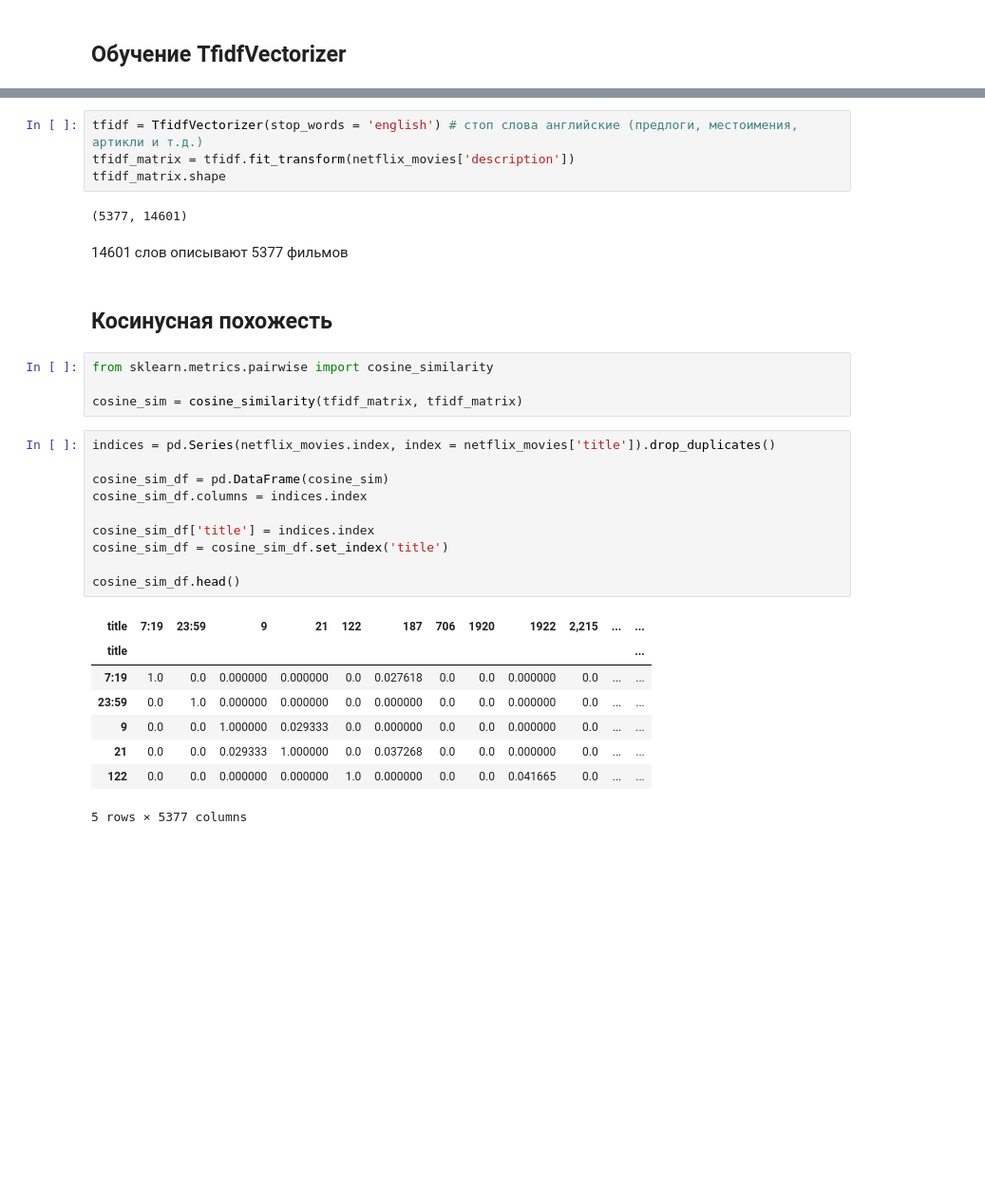
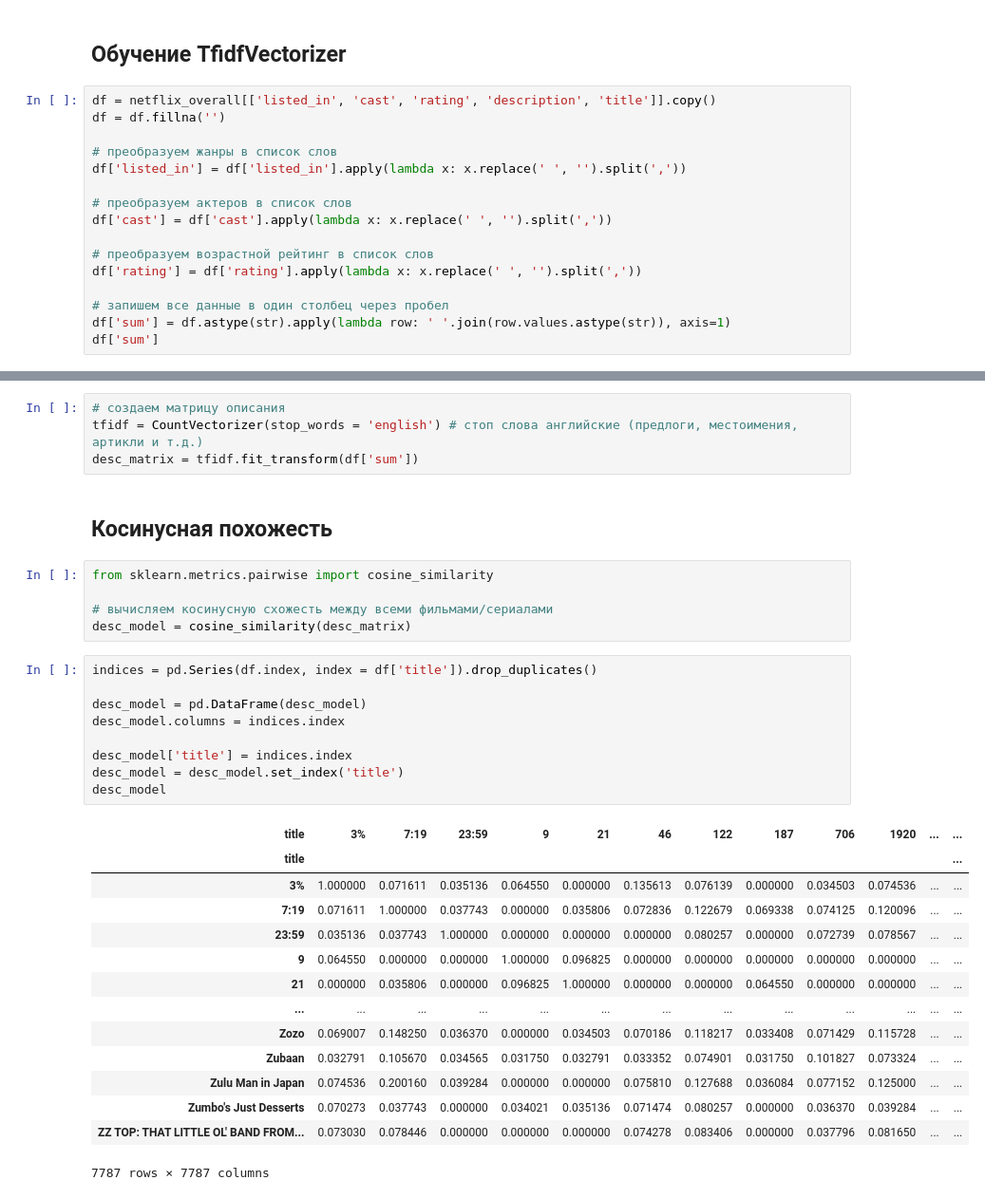
Before and after one commit to AlexaZebra/Coursework, a Jupyter notebook: EDA_Netflix.ipynb, the cells around one changed output, grey strips where cells are left out. Shown at 95% size. Cells and saved outputs as stored; diff of their text form; blank space fills up the shorter version.

```diff
--- a/EDA_Netflix.ipynb
+++ b/EDA_Netflix.ipynb
@@ -739,2 +810,18 @@ netflix_movies['description'].isna().sum()
 # %% [markdown]
 ## Обучение TfidfVectorizer
+# %%
+df = netflix_overall[['listed_in', 'cast', 'rating', 'description', 'title']].copy()
+df = df.fillna('')
+
+# преобразуем жанры в список слов
+df['listed_in'] = df['listed_in'].apply(lambda x: x.replace(' ', '').split(','))
+
+# преобразуем актеров в список слов
+df['cast'] = df['cast'].apply(lambda x: x.replace(' ', '').split(','))
+
+# преобразуем возрастной рейтинг в список слов
+df['rating'] = df['rating'].apply(lambda x: x.replace(' ', '').split(','))
+
+# запишем все данные в один столбец через пробел
+df['sum'] = df.astype(str).apply(lambda row: ' '.join(row.values.astype(str)), axis=1)
+df['sum']
@@ -741,34 +841,36 @@ netflix_movies['description'].isna().sum()
 # %%
-tfidf = TfidfVectorizer(stop_words = 'english') # стоп слова английские (предлоги, местоимения, артикли и т.д.)
-tfidf_matrix = tfidf.fit_transform(netflix_movies['description'])
-tfidf_matrix.shape
+# создаем матрицу описания
+tfidf = CountVectorizer(stop_words = 'english') # стоп слова английские (предлоги, местоимения, артикли и т.д.)
+desc_matrix = tfidf.fit_transform(df['sum'])
-# %% [output]
-(5377, 14601)
-# %% [markdown]
-14601 слов описывают 5377 фильмов
 # %% [markdown]
 ## Косинусная похожесть
 # %%
 from sklearn.metrics.pairwise import cosine_similarity
 
-cosine_sim = cosine_similarity(tfidf_matrix, tfidf_matrix)
+# вычисляем косинусную схожесть между всеми фильмами/сериалами
+desc_model = cosine_similarity(desc_matrix)
 # %%
-indices = pd.Series(netflix_movies.index, index = netflix_movies['title']).drop_duplicates()
+indices = pd.Series(df.index, index = df['title']).drop_duplicates()
 
-cosine_sim_df = pd.DataFrame(cosine_sim)
-cosine_sim_df.columns = indices.index
+desc_model = pd.DataFrame(desc_model)
+desc_model.columns = indices.index
 
-cosine_sim_df['title'] = indices.index
-cosine_sim_df = cosine_sim_df.set_index('title')
-
-cosine_sim_df.head()
+desc_model['title'] = indices.index
+desc_model = desc_model.set_index('title')
+desc_model
 # %% [output]
-| title | 7:19 | 23:59 | 9 | 21 | 122 | 187 | 706 | 1920 | 1922 | 2,215 | ... | ... |
+| title | 3% | 7:19 | 23:59 | 9 | 21 | 46 | 122 | 187 | 706 | 1920 | ... | ... |
 | title |  |  |  |  |  |  |  |  |  |  |  | ... |
-| 7:19 | 1.0 | 0.0 | 0.000000 | 0.000000 | 0.0 | 0.027618 | 0.0 | 0.0 | 0.000000 | 0.0 | ... | ... |
-| 23:59 | 0.0 | 1.0 | 0.000000 | 0.000000 | 0.0 | 0.000000 | 0.0 | 0.0 | 0.000000 | 0.0 | ... | ... |
-| 9 | 0.0 | 0.0 | 1.000000 | 0.029333 | 0.0 | 0.000000 | 0.0 | 0.0 | 0.000000 | 0.0 | ... | ... |
-| 21 | 0.0 | 0.0 | 0.029333 | 1.000000 | 0.0 | 0.037268 | 0.0 | 0.0 | 0.000000 | 0.0 | ... | ... |
-| 122 | 0.0 | 0.0 | 0.000000 | 0.000000 | 1.0 | 0.000000 | 0.0 | 0.0 | 0.041665 | 0.0 | ... | ... |
+| 3% | 1.000000 | 0.071611 | 0.035136 | 0.064550 | 0.000000 | 0.135613 | 0.076139 | 0.000000 | 0.034503 | 0.074536 | ... | ... |
+| 7:19 | 0.071611 | 1.000000 | 0.037743 | 0.000000 | 0.035806 | 0.072836 | 0.122679 | 0.069338 | 0.074125 | 0.120096 | ... | ... |
+| 23:59 | 0.035136 | 0.037743 | 1.000000 | 0.000000 | 0.000000 | 0.000000 | 0.080257 | 0.000000 | 0.072739 | 0.078567 | ... | ... |
+| 9 | 0.064550 | 0.000000 | 0.000000 | 1.000000 | 0.096825 | 0.000000 | 0.000000 | 0.000000 | 0.000000 | 0.000000 | ... | ... |
+| 21 | 0.000000 | 0.035806 | 0.000000 | 0.096825 | 1.000000 | 0.000000 | 0.000000 | 0.064550 | 0.000000 | 0.000000 | ... | ... |
+| ... | ... | ... | ... | ... | ... | ... | ... | ... | ... | ... | ... | ... |
+| Zozo | 0.069007 | 0.148250 | 0.036370 | 0.000000 | 0.034503 | 0.070186 | 0.118217 | 0.033408 | 0.071429 | 0.115728 | ... | ... |
+| Zubaan | 0.032791 | 0.105670 | 0.034565 | 0.031750 | 0.032791 | 0.033352 | 0.074901 | 0.031750 | 0.101827 | 0.073324 | ... | ... |
+| Zulu Man in Japan | 0.074536 | 0.200160 | 0.039284 | 0.000000 | 0.000000 | 0.075810 | 0.127688 | 0.036084 | 0.077152 | 0.125000 | ... | ... |
+| Zumbo's Just Desserts | 0.070273 | 0.037743 | 0.000000 | 0.034021 | 0.035136 | 0.071474 | 0.080257 | 0.000000 | 0.036370 | 0.039284 | ... | ... |
+| ZZ TOP: THAT LITTLE OL' BAND FROM... | 0.073030 | 0.078446 | 0.000000 | 0.000000 | 0.000000 | 0.074278 | 0.083406 | 0.000000 | 0.037796 | 0.081650 | ... | ... |
-5 rows × 5377 columns
+7787 rows × 7787 columns
 # %% [markdown]
```
Also changed, not shown: parts of 75 cells of this notebook.
